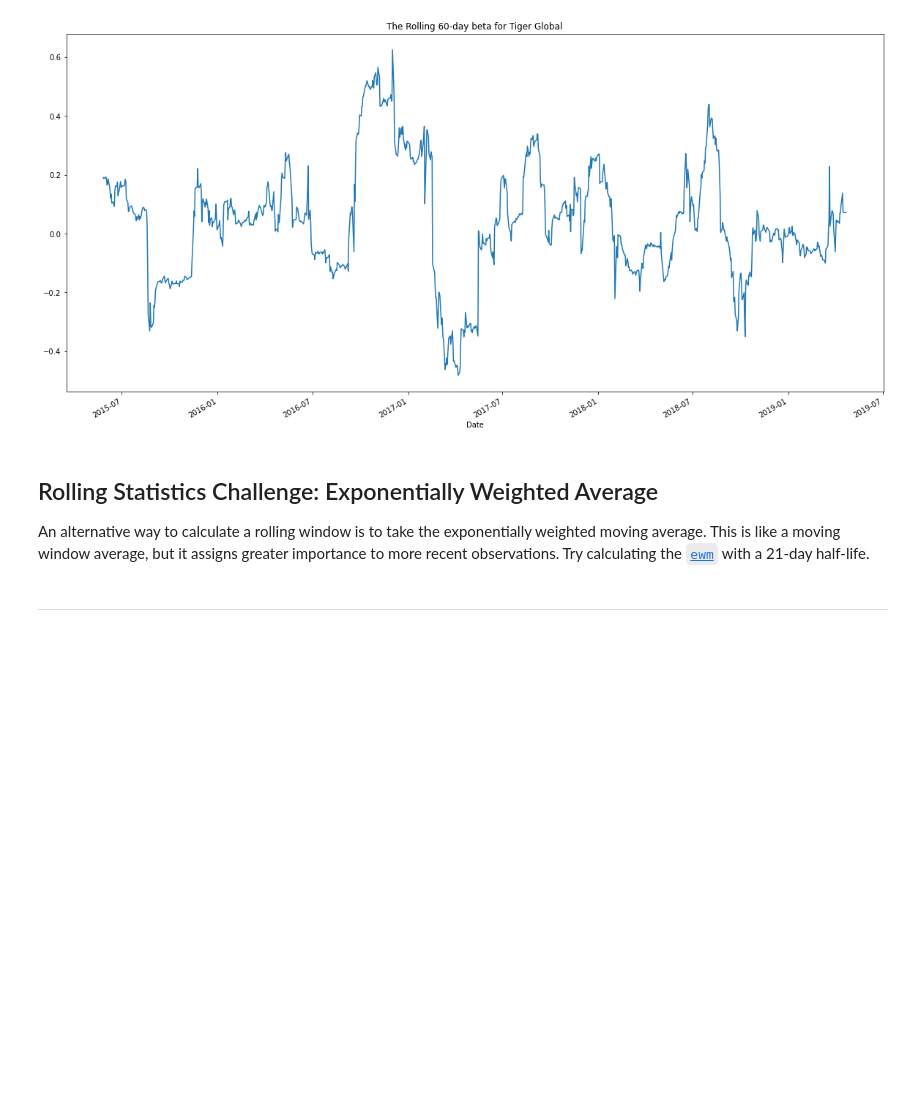
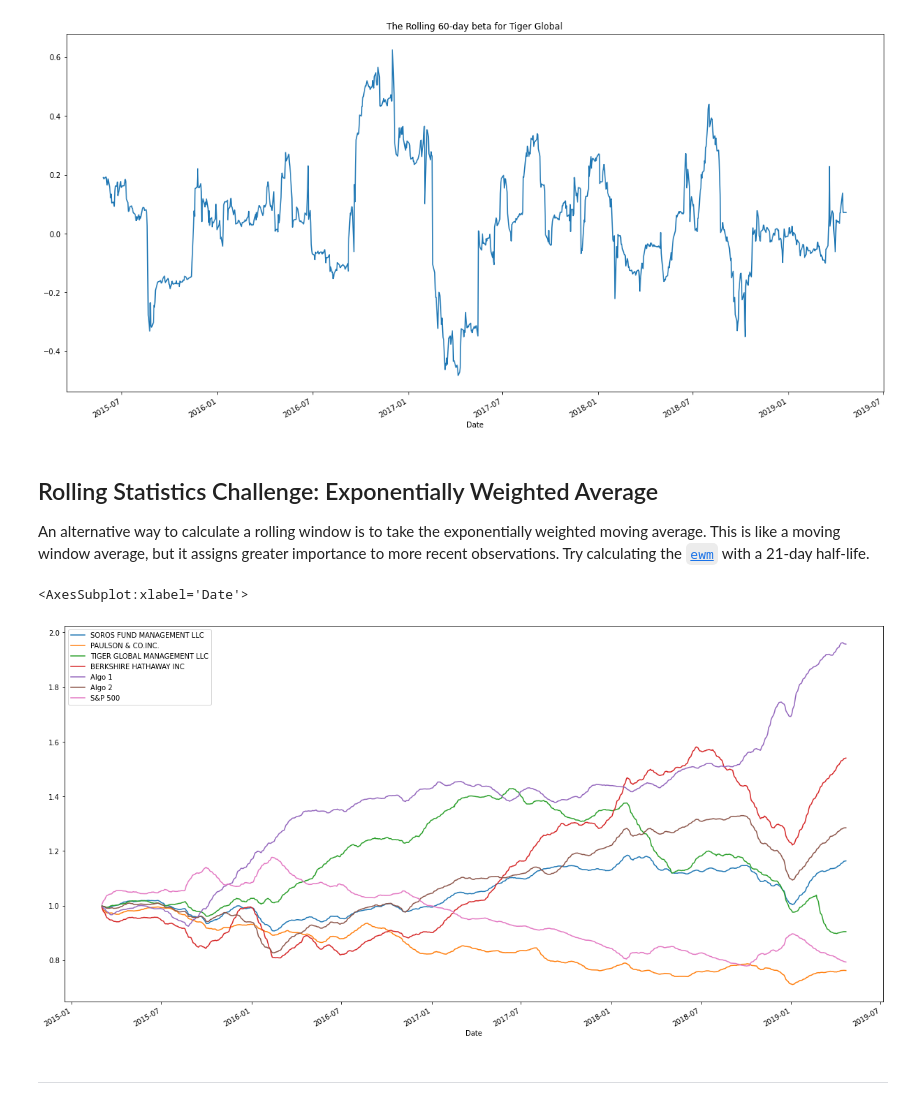
Before and after one commit to Wil-bro0824/A_Whale_Off_PortFolio, a Jupyter notebook: whale_analysis.ipynb, the cells around one changed output. Cells and saved outputs as stored; diff of their text form; code cells hidden in the pictures; blank space fills up the shorter version.

```diff
--- a/whale_analysis.ipynb
+++ b/whale_analysis.ipynb
@@ -302,6 +302,12 @@ beta.plot(figsize=(20,10), title='The Rolling 60-day beta for Tiger Global')
 An alternative way to calculate a rolling window is to take the exponentially weighted moving average. This is like a moving window average, but it assigns greater importance to more recent observations. Try calculating the [`ewm`](https://pandas.pydata.org/pandas-docs/stable/reference/api/pandas.DataFrame.ewm.html) with a 21-day half-life.
 # %%
 # Use `ewm` to calculate the rolling window
+
+daily_ewm = portfolio_returns_df.ewm(span=21, adjust= False).mean()
+(1+daily_ewm).cumprod().plot(figsize= (21,11))
+# %% [output]
+<AxesSubplot:xlabel='Date'>
+[figure, added]
 # %% [markdown]
 ---
 # %% [markdown]
```
Also changed, not shown: parts of 22 cells of this notebook.
